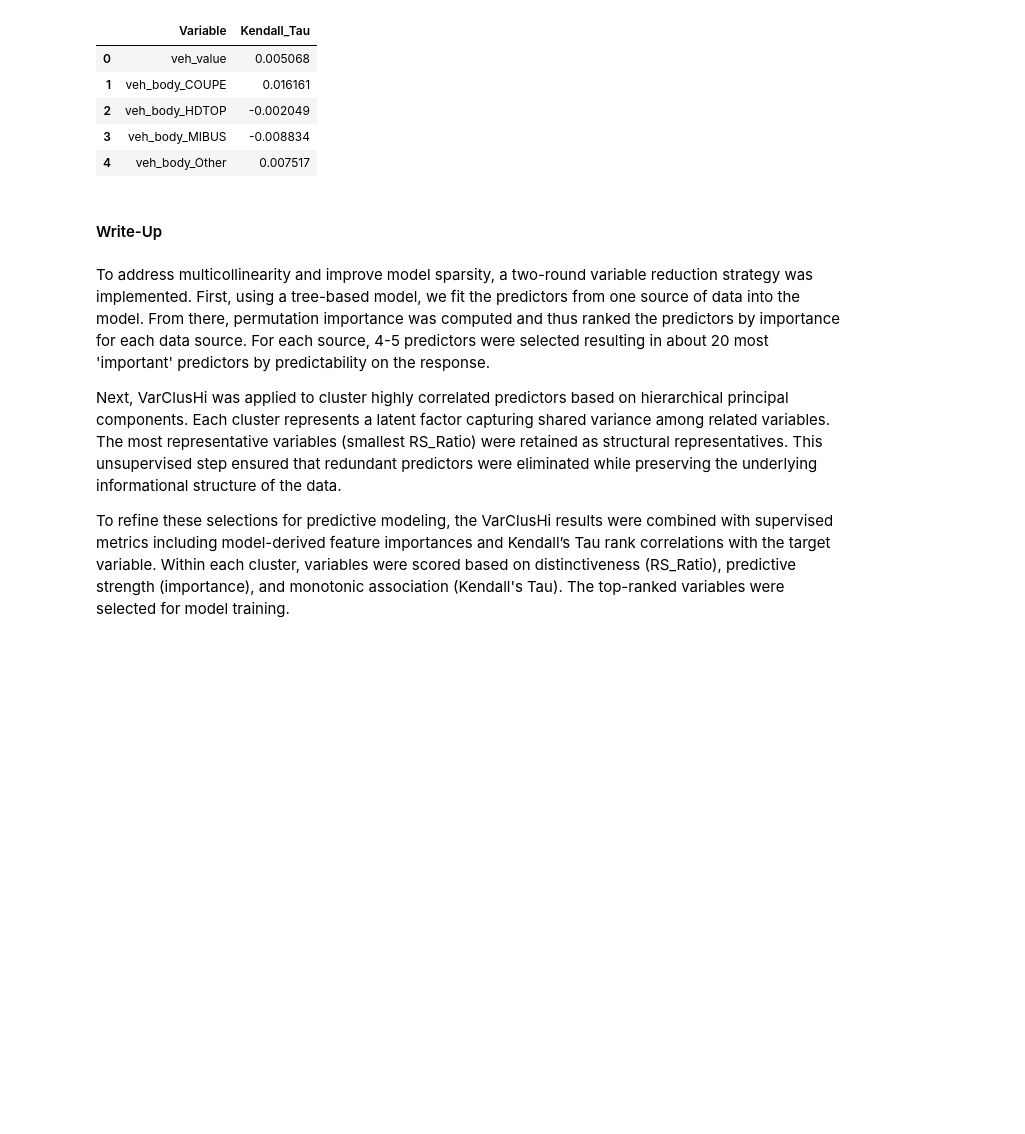
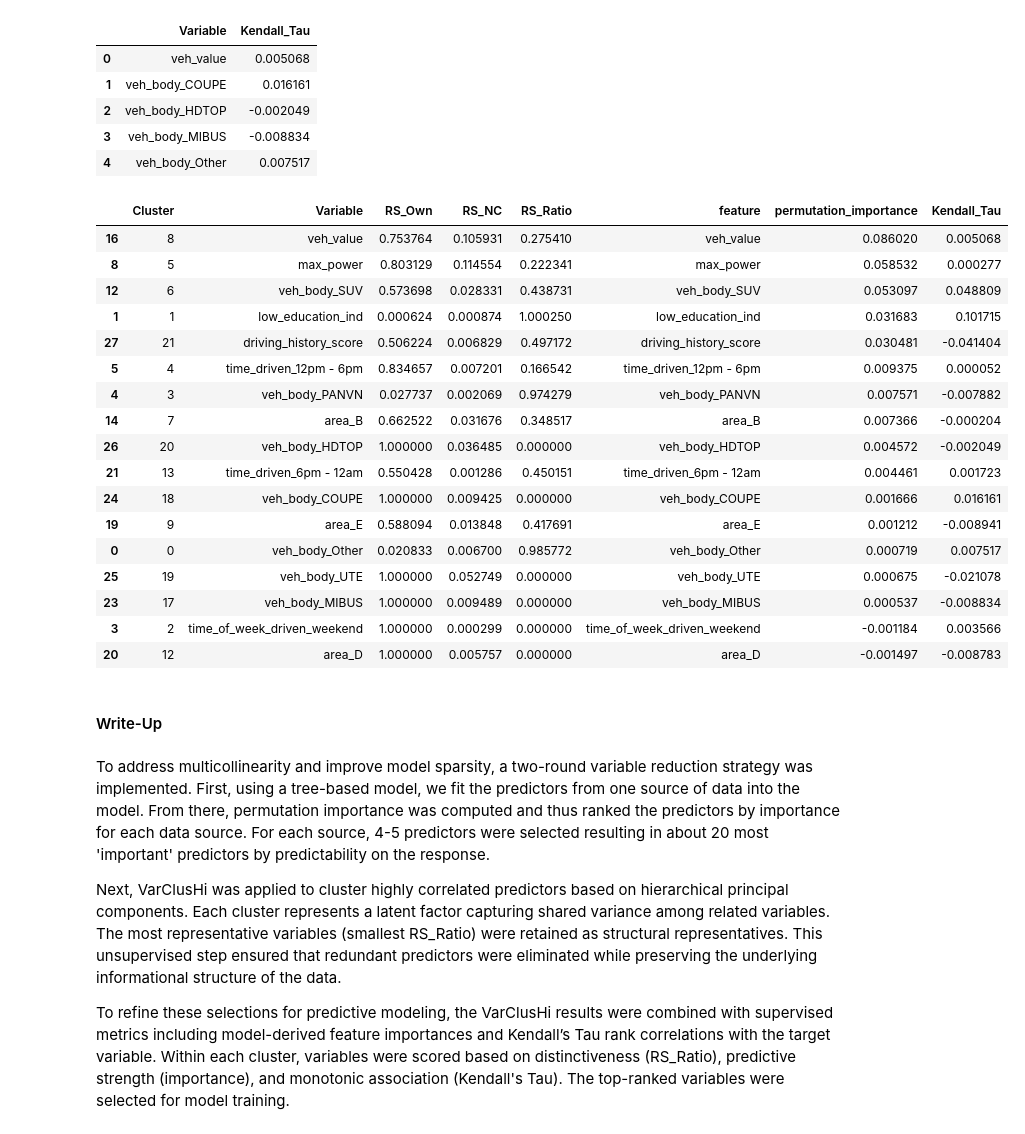
Before and after one commit to dd080604/Datathon, a Jupyter notebook: 2_data_exploration.ipynb, the cells around one changed output. Cells and saved outputs as stored; diff of their text form; code cells hidden in the pictures; blank space fills up the shorter version.

```diff
--- a/2_data_exploration.ipynb
+++ b/2_data_exploration.ipynb
@@ -464,5 +455,5 @@ y_val = val_data[TARGET].copy() if TARGET in val_data.columns else None  # may b
 # %%
-# ---------- 2) Fit XGBoost on training ----------
+# Fit XGBoost on training
 xgb = XGBRegressor(
     n_estimators=600,
     max_depth=6,
@@ -474,4 +465,3 @@ xgb = XGBRegressor(
     tree_method="hist",
     random_state=42,
 )
-xgb.fit(X_tr, y_tr, sample_weight=w_tr)
@@ -490,13 +510,14 @@ XGBRegressor(base_score=None, booster=None, callbacks=None,
 # %%
-# ---------- 3) Permutation importance on VALIDATION (unbiased to training) ----------
-# If you don't have y_va (e.g., true labels hidden), you can do a train split instead.
+xgb.fit(X_tr, y_tr)
+
+# Permutation importance on VALIDATION
 perm = permutation_importance(
     xgb, X_val, y_val, n_repeats=8, random_state=42, n_jobs=-1
 )
 
-importances = pd.Series(perm.importances_mean, index=candidate_cols).sort_values(ascending=False)
+importances = pd.Series(perm.importances_mean, index=new_pred).sort_values(ascending=False)
 
-# Keep TOP_K best features overall
-kept_features = importances.head(TOP_K).index.tolist()
-print(f"Kept {len(kept_features)} features. Top 20:\n", importances.head(20))
+feature_ranking = importances.rename("permutation_importance").reset_index().rename(columns={"index": "feature"})
+#feature_ranking = feature_ranking[feature_ranking["permutation_importance"] > 0]
+feature_ranking
 # %% [output]
@@ -520,15 +540,0 @@ dtype: float64
-# %%
-# ---------- 4) Build reduced matrices (same columns across splits) ----------
-X_train_reduced = X_tr[kept_features].copy()
-X_val_reduced   = X_val[kept_features].copy()
-X_inf_reduced   = inf_data_encoded[kept_features].copy()
-
-print("Shapes:")
-print("  X_train_reduced:", X_train_reduced.shape)
-print("  X_val_reduced:  ", X_val_reduced.shape)
-print("  X_inf_reduced:  ", X_inf_reduced.shape)
-
-# (Optional) Store ranking table for your report
-feature_ranking = importances.rename("permutation_importance").reset_index().rename(columns={"index": "feature"})
-feature_ranking = feature_ranking[feature_ranking["permutation_importance"] > 0]
-feature_ranking
@@ -599,20 +593,39 @@ kendall_df.head()
 # %%
 import pandas as pd
 
-rs = vc.rsquare.copy()                   # variable-level result
+rs = vc.rsquare.copy()
 
 # Merge importance into VarClusHi table
-rs = rs.merge(feature_ranking, how="left", left_on="Variable", right_on="feature")
+rs = rs.merge(feature_ranking, how="inner", left_on="Variable", right_on="feature")
 rs = rs.merge(kendall_df, on="Variable", how="left")
 
 # For each cluster, pick variable with:
-#   lowest RS_Ratio (distinctive)
-#   highest importance_score (predictive)
+#   lowest RS_Ratio
+#   highest importance_score
 final_reps = (
     rs.sort_values(["permutation_importance", "RS_Ratio"], ascending=[False, True])
       .groupby("Cluster")
       .head(1)
 )
 
-final_reps = final_reps.sort_values("Kendall_Tau", key=lambda x: x.abs(), ascending=False)
-final_reps.head()
+#final_reps = final_reps.sort_values("Kendall_Tau", key=lambda x: x.abs(), ascending=False)
+final_reps
+# %% [output]
+|  | Cluster | Variable | RS_Own | RS_NC | RS_Ratio | feature | permutation_importance | Kendall_Tau |
+| 16 | 8 | veh_value | 0.753764 | 0.105931 | 0.275410 | veh_value | 0.086020 | 0.005068 |
+| 8 | 5 | max_power | 0.803129 | 0.114554 | 0.222341 | max_power | 0.058532 | 0.000277 |
+| 12 | 6 | veh_body_SUV | 0.573698 | 0.028331 | 0.438731 | veh_body_SUV | 0.053097 | 0.048809 |
+| 1 | 1 | low_education_ind | 0.000624 | 0.000874 | 1.000250 | low_education_ind | 0.031683 | 0.101715 |
+| 27 | 21 | driving_history_score | 0.506224 | 0.006829 | 0.497172 | driving_history_score | 0.030481 | -0.041404 |
+| 5 | 4 | time_driven_12pm - 6pm | 0.834657 | 0.007201 | 0.166542 | time_driven_12pm - 6pm | 0.009375 | 0.000052 |
+| 4 | 3 | veh_body_PANVN | 0.027737 | 0.002069 | 0.974279 | veh_body_PANVN | 0.007571 | -0.007882 |
+| 14 | 7 | area_B | 0.662522 | 0.031676 | 0.348517 | area_B | 0.007366 | -0.000204 |
+| 26 | 20 | veh_body_HDTOP | 1.000000 | 0.036485 | 0.000000 | veh_body_HDTOP | 0.004572 | -0.002049 |
+| 21 | 13 | time_driven_6pm - 12am | 0.550428 | 0.001286 | 0.450151 | time_driven_6pm - 12am | 0.004461 | 0.001723 |
+| 24 | 18 | veh_body_COUPE | 1.000000 | 0.009425 | 0.000000 | veh_body_COUPE | 0.001666 | 0.016161 |
+| 19 | 9 | area_E | 0.588094 | 0.013848 | 0.417691 | area_E | 0.001212 | -0.008941 |
+| 0 | 0 | veh_body_Other | 0.020833 | 0.006700 | 0.985772 | veh_body_Other | 0.000719 | 0.007517 |
+| 25 | 19 | veh_body_UTE | 1.000000 | 0.052749 | 0.000000 | veh_body_UTE | 0.000675 | -0.021078 |
+| 23 | 17 | veh_body_MIBUS | 1.000000 | 0.009489 | 0.000000 | veh_body_MIBUS | 0.000537 | -0.008834 |
+| 3 | 2 | time_of_week_driven_weekend | 1.000000 | 0.000299 | 0.000000 | time_of_week_driven_weekend | -0.001184 | 0.003566 |
+| 20 | 12 | area_D | 1.000000 | 0.005757 | 0.000000 | area_D | -0.001497 | -0.008783 |
```
Also changed, not shown: parts of 10 cells of this notebook.
